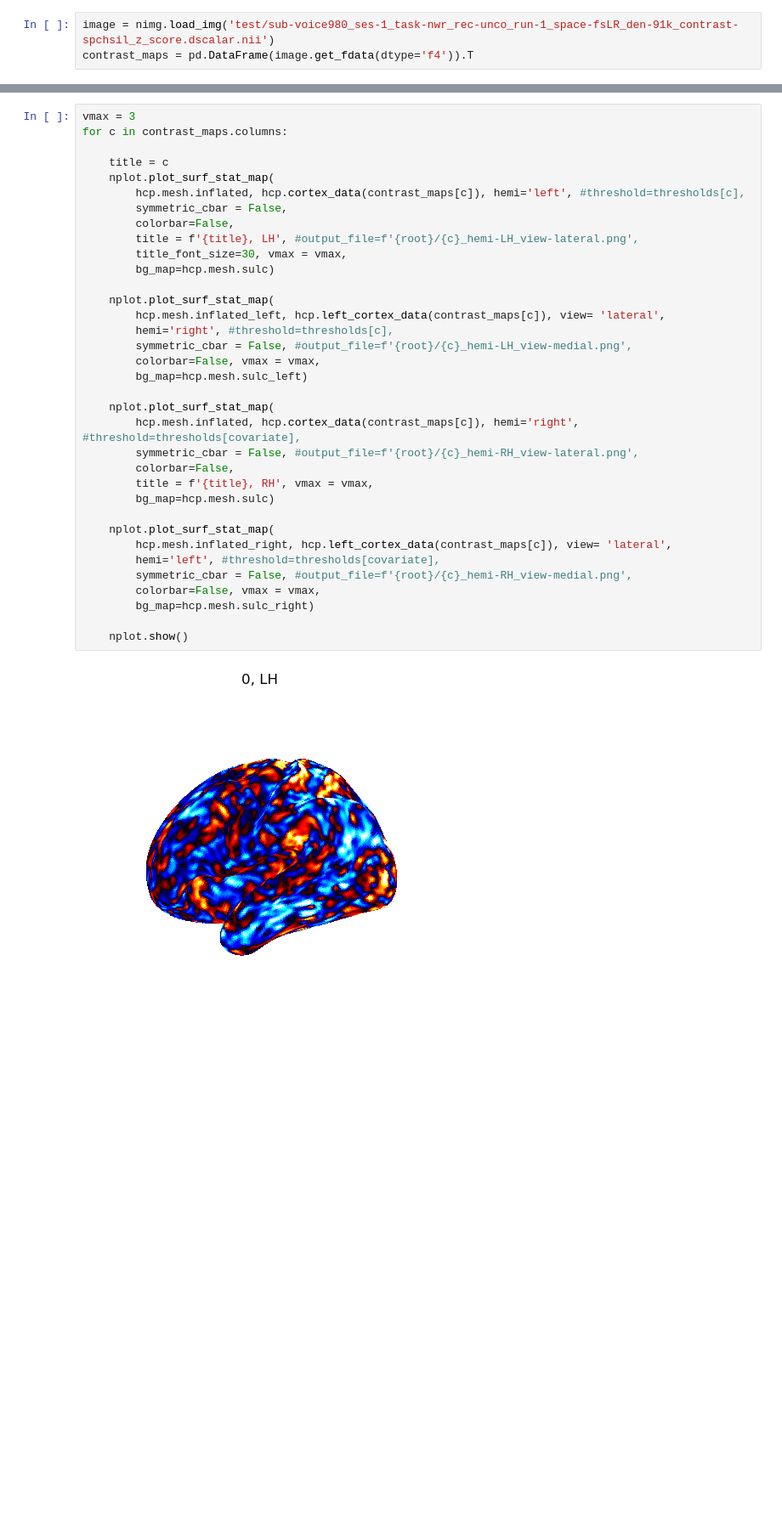
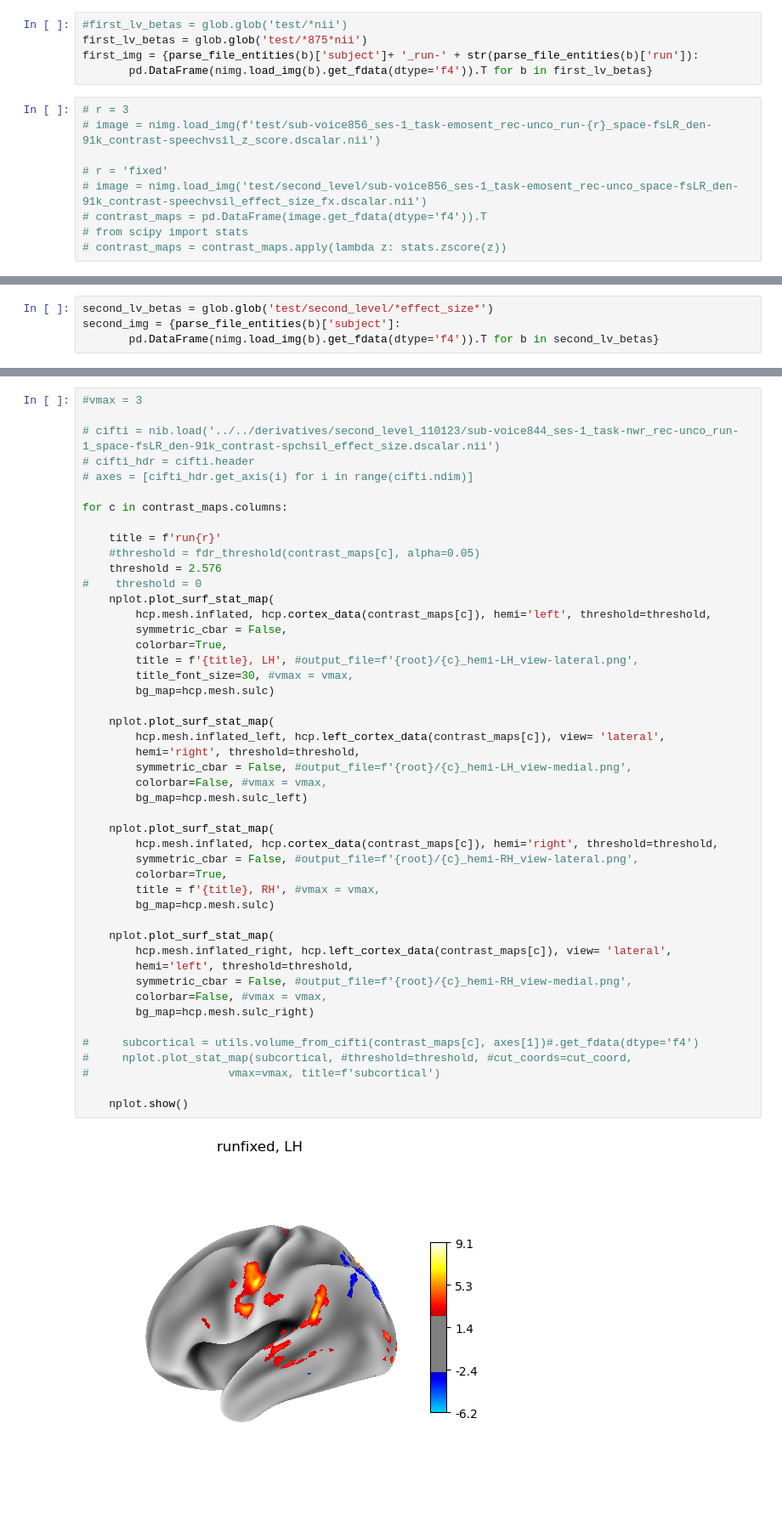
Before and after one commit to Rahul-Brito/mdd_voice_task, a Jupyter notebook: nilearn/First Level Sparse Scan Model.ipynb, the cells around one changed output, grey strips where cells are left out. Shown at 85% size. Drawn from its saved outputs; the diff is of its cells as text; blank space fills up the shorter version.

```diff
--- a/nilearn/First Level Sparse Scan Model.ipynb
+++ b/nilearn/First Level Sparse Scan Model.ipynb
@@ -78,3 +233,14 @@ started sub-voice850_ses-1_task-vowel_rec-unco_run-1
+# %%
+#first_lv_betas = glob.glob('test/*nii')
+first_lv_betas = glob.glob('test/*875*nii')
+first_img = {parse_file_entities(b)['subject']+ '_run-' + str(parse_file_entities(b)['run']):
+       pd.DataFrame(nimg.load_img(b).get_fdata(dtype='f4')).T for b in first_lv_betas}
 # %%
-image = nimg.load_img('test/sub-voice980_ses-1_task-nwr_rec-unco_run-1_space-fsLR_den-91k_contrast-spchsil_z_score.dscalar.nii')
-contrast_maps = pd.DataFrame(image.get_fdata(dtype='f4')).T
+# r = 3
+# image = nimg.load_img(f'test/sub-voice856_ses-1_task-emosent_rec-unco_run-{r}_space-fsLR_den-91k_contrast-speechvsil_z_score.dscalar.nii')
+
+# r = 'fixed'
+# image = nimg.load_img('test/second_level/sub-voice856_ses-1_task-emosent_rec-unco_space-fsLR_den-91k_contrast-speechvsil_effect_size_fx.dscalar.nii')
+# contrast_maps = pd.DataFrame(image.get_fdata(dtype='f4')).T
+# from scipy import stats
+# contrast_maps = contrast_maps.apply(lambda z: stats.zscore(z))
@@ -80,0 +303,4 @@ contrast_maps = pd.DataFrame(image.get_fdata(dtype='f4')).T
+# %%
+second_lv_betas = glob.glob('test/second_level/*effect_size*')
+second_img = {parse_file_entities(b)['subject']:
+       pd.DataFrame(nimg.load_img(b).get_fdata(dtype='f4')).T for b in second_lv_betas}
@@ -81,37 +371,49 @@ contrast_maps = pd.DataFrame(image.get_fdata(dtype='f4')).T
 # %%
-vmax = 3
+#vmax = 3
+
+# cifti = nib.load('../../derivatives/second_level_110123/sub-voice844_ses-1_task-nwr_rec-unco_run-1_space-fsLR_den-91k_contrast-spchsil_effect_size.dscalar.nii')
+# cifti_hdr = cifti.header
+# axes = [cifti_hdr.get_axis(i) for i in range(cifti.ndim)]
+
 for c in contrast_maps.columns:
 
-    title = c
+    title = f'run{r}'
+    #threshold = fdr_threshold(contrast_maps[c], alpha=0.05)
+    threshold = 2.576
+#    threshold = 0
     nplot.plot_surf_stat_map(
-        hcp.mesh.inflated, hcp.cortex_data(contrast_maps[c]), hemi='left', #threshold=thresholds[c],
+        hcp.mesh.inflated, hcp.cortex_data(contrast_maps[c]), hemi='left', threshold=threshold,
         symmetric_cbar = False,
-        colorbar=False,
+        colorbar=True,
         title = f'{title}, LH', #output_file=f'{root}/{c}_hemi-LH_view-lateral.png',
-        title_font_size=30, vmax = vmax,
+        title_font_size=30, #vmax = vmax,
         bg_map=hcp.mesh.sulc)
 
     nplot.plot_surf_stat_map(
         hcp.mesh.inflated_left, hcp.left_cortex_data(contrast_maps[c]), view= 'lateral',
-        hemi='right', #threshold=thresholds[c],
+        hemi='right', threshold=threshold,
         symmetric_cbar = False, #output_file=f'{root}/{c}_hemi-LH_view-medial.png',
-        colorbar=False, vmax = vmax,
+        colorbar=False, #vmax = vmax,
         bg_map=hcp.mesh.sulc_left)
 
     nplot.plot_surf_stat_map(
-        hcp.mesh.inflated, hcp.cortex_data(contrast_maps[c]), hemi='right', #threshold=thresholds[covariate],
+        hcp.mesh.inflated, hcp.cortex_data(contrast_maps[c]), hemi='right', threshold=threshold,
         symmetric_cbar = False, #output_file=f'{root}/{c}_hemi-RH_view-lateral.png',
-        colorbar=False,
-        title = f'{title}, RH', vmax = vmax,
+        colorbar=True,
+        title = f'{title}, RH', #vmax = vmax,
         bg_map=hcp.mesh.sulc)
 
     nplot.plot_surf_stat_map(
         hcp.mesh.inflated_right, hcp.left_cortex_data(contrast_maps[c]), view= 'lateral',
-        hemi='left', #threshold=thresholds[covariate],
+        hemi='left', threshold=threshold,
         symmetric_cbar = False, #output_file=f'{root}/{c}_hemi-RH_view-medial.png',
-        colorbar=False, vmax = vmax,
+        colorbar=False, #vmax = vmax,
         bg_map=hcp.mesh.sulc_right)
 
+#     subcortical = utils.volume_from_cifti(contrast_maps[c], axes[1])#.get_fdata(dtype='f4')
+#     nplot.plot_stat_map(subcortical, #threshold=threshold, #cut_coords=cut_coord,
+#                     vmax=vmax, title=f'subcortical')
+
     nplot.show()
 # %% [output]
-[figure, old version]
+[figure, new version]
```
Also changed, not shown: parts of 27 cells of this notebook, 14 other files.
